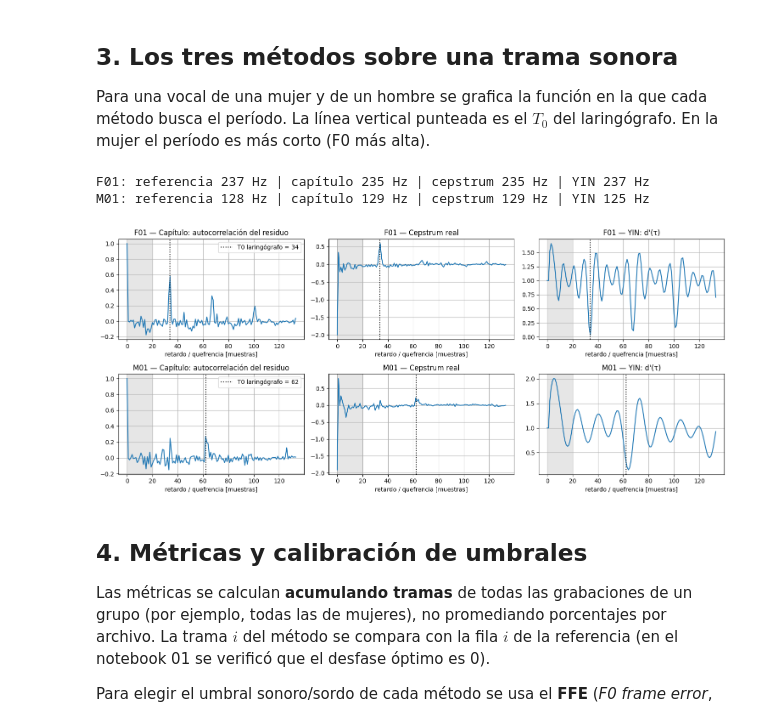
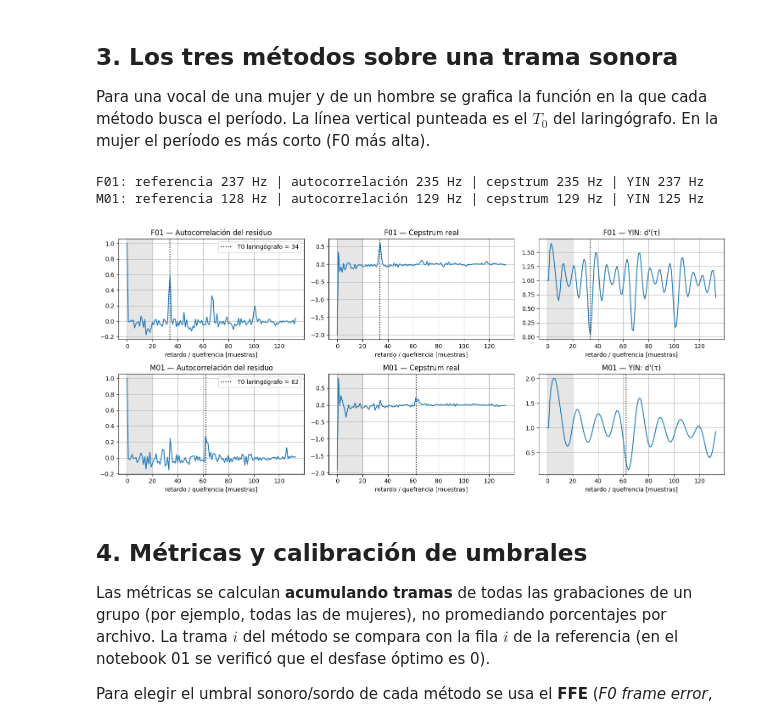
Before and after one commit to martinduelli-max/tpi-voz, a Jupyter notebook: notebooks/02_comparacion_estimadores.ipynb, the cells around one changed output. Cells and saved outputs as stored; diff of their text form; code cells hidden in the pictures.

```diff
--- a/notebooks/02_comparacion_estimadores.ipynb
+++ b/notebooks/02_comparacion_estimadores.ipynb
@@ -192,7 +192,7 @@ después comparando el puntaje con un umbral (sección 4), así el umbral se pue
 3. $T_0 = \arg\max_{k \in [20,133]} r_e(k)$; puntaje $= r_e(T_0)/r_e(0)$ (cociente entre el máximo y la varianza del
    residuo, como describe el capítulo). **Sonora si el puntaje supera el umbral.**
 # %%
-def est_capitulo(seg):
+def est_autocorrelacion(seg):
     frame = seg[:L_TRAMA] * np.hamming(L_TRAMA)
     a, _ = lpc(frame, P)
     e = lfilter(a, 1, frame)                                   # residuo
@@ -271,34 +271,34 @@ vertical punteada es el $T_0$ del laringógrafo. En la mujer el período es más
 # %%
 fig, axes = plt.subplots(2, 3, figsize=(15, 6.5))
 for fila, (h, frase) in enumerate(ESCUCHAR):
     speech, f0_ref = cargar(h, frase)
     n, segs = tramas(speech)
     energia = np.array([np.sum(s[:L_TRAMA] ** 2) for s in segs])
     son = np.where(f0_ref[:n] > 0)[0]
     i = son[np.argmax(energia[son])]
     seg = segs[i]
     T0_ref = FS / f0_ref[i]
     k = np.arange(K_MAX + 1)
 
     frame = seg[:L_TRAMA] * np.hamming(L_TRAMA); a, _ = lpc(frame, P); e = lfilter(a, 1, frame)
     r = np.correlate(e, e, mode="full")[L_TRAMA - 1:][:K_MAX + 1]
     c = np.fft.irfft(np.log(np.abs(np.fft.rfft(frame, N_FFT_CEP)) + 1e-12), N_FFT_CEP)[:K_MAX + 1]
     dp = yin_dprima(seg)
 
     for ax, y, titulo in zip(axes[fila], [r / r[0], c, dp],
-                             ["Capítulo: autocorrelación del residuo", "Cepstrum real", "YIN: d'(τ)"]):
+                             ["Autocorrelación del residuo", "Cepstrum real", "YIN: d'(τ)"]):
         ax.plot(k, y); ax.axvline(T0_ref, color="k", ls=":", label=f"T0 laringógrafo = {T0_ref:.0f}")
         ax.axvspan(0, K_MIN, color="0.9")
         ax.set_title(f"{h} — {titulo}"); ax.set_xlabel("retardo / quefrencia [muestras]")
     axes[fila][0].legend()
-    T_cap, _ = est_capitulo(seg); T_cep, _ = est_cepstrum(seg); T_yin, _ = est_yin(seg, 0.2)
-    print(f"{h}: referencia {f0_ref[i]:.0f} Hz | capítulo {FS / T_cap:.0f} Hz | cepstrum {FS / T_cep:.0f} Hz | "
+    T_cap, _ = est_autocorrelacion(seg); T_cep, _ = est_cepstrum(seg); T_yin, _ = est_yin(seg, 0.2)
+    print(f"{h}: referencia {f0_ref[i]:.0f} Hz | autocorrelación {FS / T_cap:.0f} Hz | cepstrum {FS / T_cep:.0f} Hz | "
           f"YIN {FS / T_yin if T_yin else 0:.0f} Hz")
 plt.tight_layout(); plt.savefig(FIG_DIR / "02_tres_metodos_una_trama.png", dpi=120, bbox_inches="tight"); plt.show()
 # %% [output]
-F01: referencia 237 Hz | capítulo 235 Hz | cepstrum 235 Hz | YIN 237 Hz
-M01: referencia 128 Hz | capítulo 129 Hz | cepstrum 129 Hz | YIN 125 Hz
+F01: referencia 237 Hz | autocorrelación 235 Hz | cepstrum 235 Hz | YIN 237 Hz
+M01: referencia 128 Hz | autocorrelación 129 Hz | cepstrum 129 Hz | YIN 125 Hz
-[figure, old version]
+[figure, new version]
 # %% [markdown]
 ## 4. Métricas y calibración de umbrales
 
```
Also changed, not shown: parts of 9 cells of this notebook, 18 other files.
